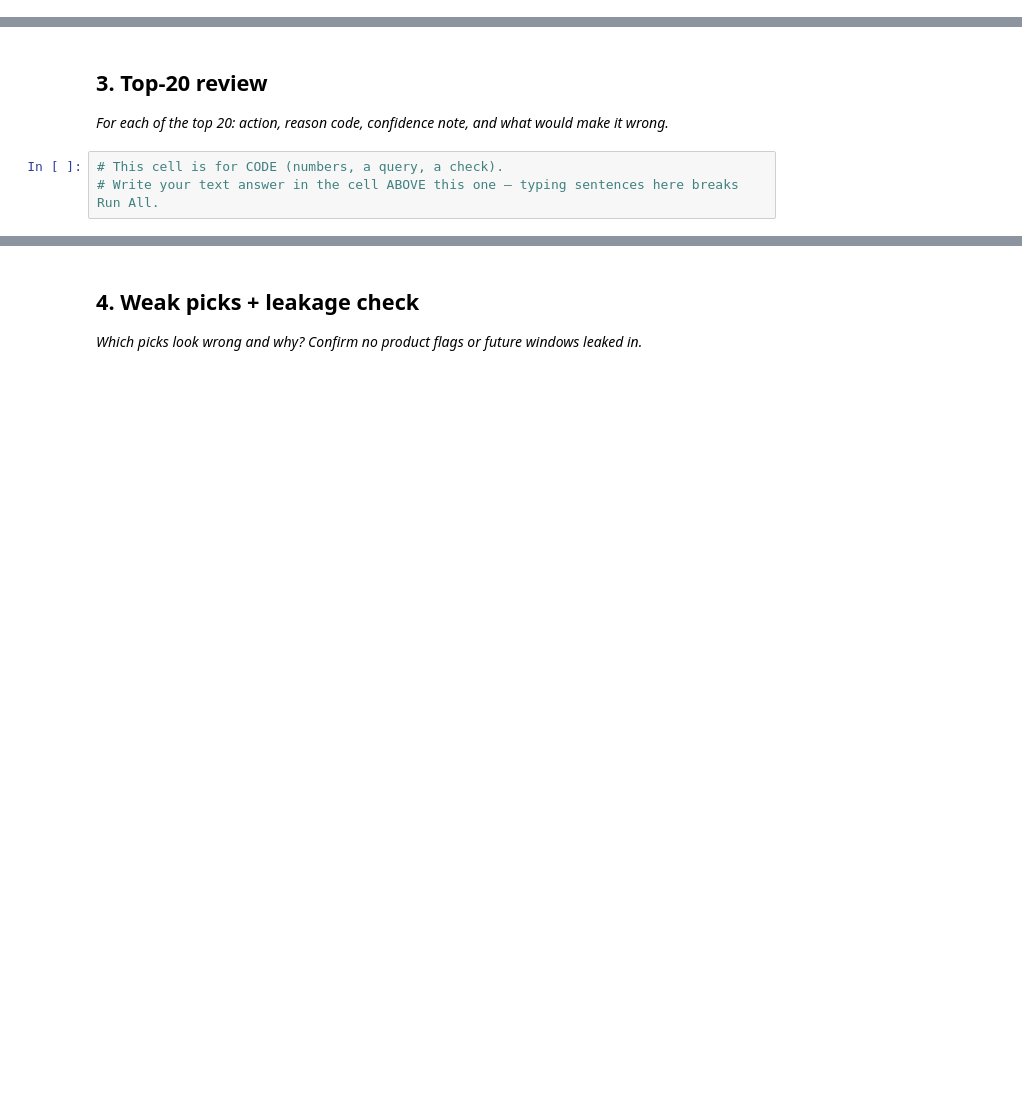
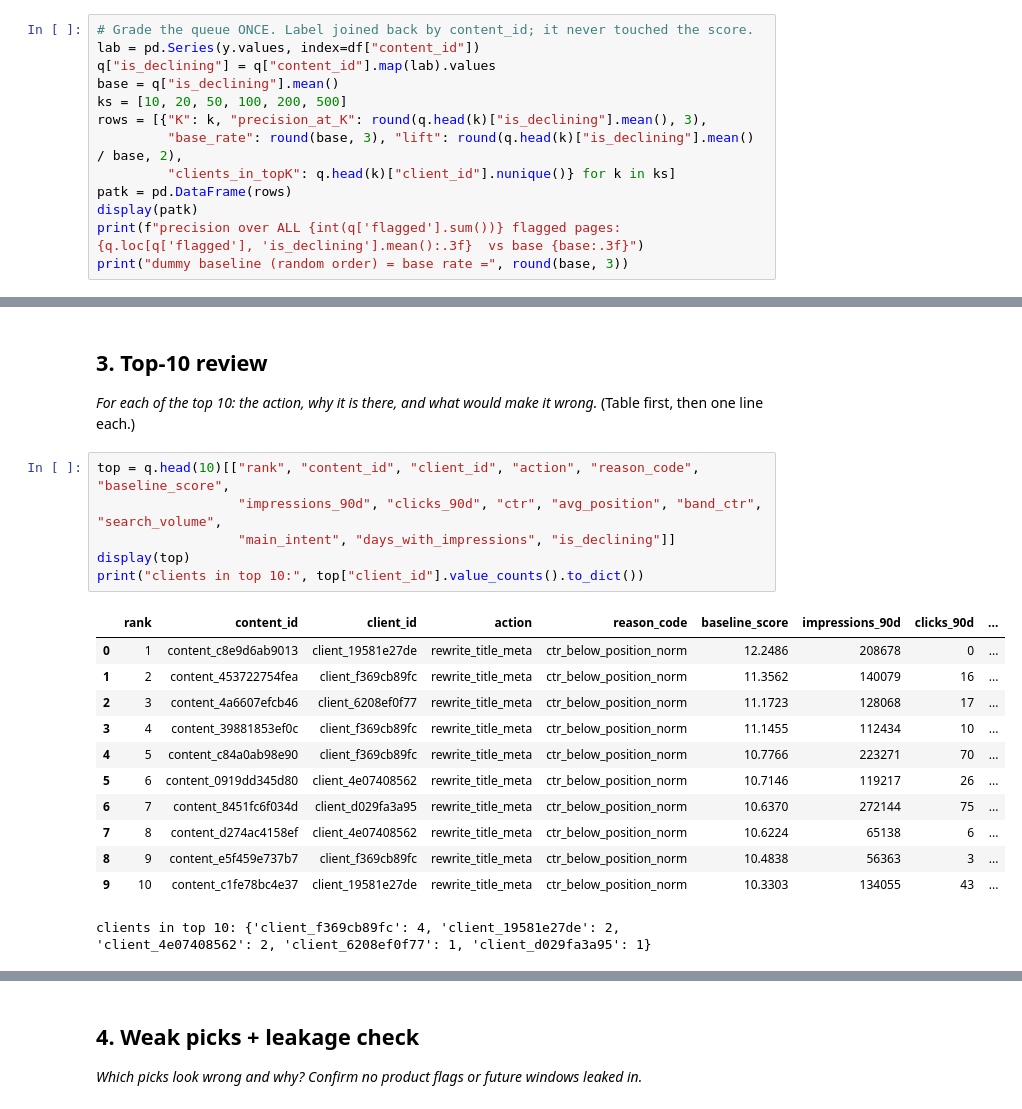
Before and after one commit to susheel123-sketch/Flyrank-Internship-ml, a Jupyter notebook: work/notebooks/w04_baseline_score.ipynb, the cells around one changed output, grey strips where cells are left out. Drawn from its saved outputs; the diff is of its cells as text; blank space fills up the shorter version.

```diff
--- a/work/notebooks/w04_baseline_score.ipynb
+++ b/work/notebooks/w04_baseline_score.ipynb
@@ -22,0 +234,13 @@ This skeleton is yours to fill. Work the sections **in order** — each one has
+# %%
+# Grade the queue ONCE. Label joined back by content_id; it never touched the score.
+lab = pd.Series(y.values, index=df["content_id"])
+q["is_declining"] = q["content_id"].map(lab).values
+base = q["is_declining"].mean()
+ks = [10, 20, 50, 100, 200, 500]
+rows = [{"K": k, "precision_at_K": round(q.head(k)["is_declining"].mean(), 3),
+         "base_rate": round(base, 3), "lift": round(q.head(k)["is_declining"].mean() / base, 2),
+         "clients_in_topK": q.head(k)["client_id"].nunique()} for k in ks]
+patk = pd.DataFrame(rows)
+display(patk)
+print(f"precision over ALL {int(q['flagged'].sum())} flagged pages: {q.loc[q['flagged'], 'is_declining'].mean():.3f}  vs base {base:.3f}")
+print("dummy baseline (random order) = base rate =", round(base, 3))
@@ -23,7 +321,23 @@ This skeleton is yours to fill. Work the sections **in order** — each one has
 # %% [markdown]
-## 3. Top-20 review
+## 3. Top-10 review
 
-*For each of the top 20: action, reason code, confidence note, and what would make it wrong.*
+*For each of the top 10: the action, why it is there, and what would make it wrong.* (Table first, then one line each.)
-# %%
-# This cell is for CODE (numbers, a query, a check).
-# Write your text answer in the cell ABOVE this one — typing sentences here breaks Run All.
+# %%
+top = q.head(10)[["rank", "content_id", "client_id", "action", "reason_code", "baseline_score",
+                  "impressions_90d", "clicks_90d", "ctr", "avg_position", "band_ctr", "search_volume",
+                  "main_intent", "days_with_impressions", "is_declining"]]
+display(top)
+print("clients in top 10:", top["client_id"].value_counts().to_dict())
+# %% [output]
+|  | rank | content_id | client_id | action | reason_code | baseline_score | impressions_90d | clicks_90d | ... |
+| 0 | 1 | content_c8e9d6ab9013 | client_19581e27de | rewrite_title_meta | ctr_below_position_norm | 12.2486 | 208678 | 0 | ... |
+| 1 | 2 | content_453722754fea | client_f369cb89fc | rewrite_title_meta | ctr_below_position_norm | 11.3562 | 140079 | 16 | ... |
+| 2 | 3 | content_4a6607efcb46 | client_6208ef0f77 | rewrite_title_meta | ctr_below_position_norm | 11.1723 | 128068 | 17 | ... |
+| 3 | 4 | content_39881853ef0c | client_f369cb89fc | rewrite_title_meta | ctr_below_position_norm | 11.1455 | 112434 | 10 | ... |
+| 4 | 5 | content_c84a0ab98e90 | client_f369cb89fc | rewrite_title_meta | ctr_below_position_norm | 10.7766 | 223271 | 70 | ... |
+| 5 | 6 | content_0919dd345d80 | client_4e07408562 | rewrite_title_meta | ctr_below_position_norm | 10.7146 | 119217 | 26 | ... |
+| 6 | 7 | content_8451fc6f034d | client_d029fa3a95 | rewrite_title_meta | ctr_below_position_norm | 10.6370 | 272144 | 75 | ... |
+| 7 | 8 | content_d274ac4158ef | client_4e07408562 | rewrite_title_meta | ctr_below_position_norm | 10.6224 | 65138 | 6 | ... |
+| 8 | 9 | content_e5f459e737b7 | client_f369cb89fc | rewrite_title_meta | ctr_below_position_norm | 10.4838 | 56363 | 3 | ... |
+| 9 | 10 | content_c1fe78bc4e37 | client_19581e27de | rewrite_title_meta | ctr_below_position_norm | 10.3303 | 134055 | 43 | ... |
+clients in top 10: {'client_f369cb89fc': 4, 'client_19581e27de': 2, 'client_4e07408562': 2, 'client_6208ef0f77': 1, 'client_d029fa3a95': 1}
```
Also changed, not shown: parts of 24 cells of this notebook, 2 other files.
